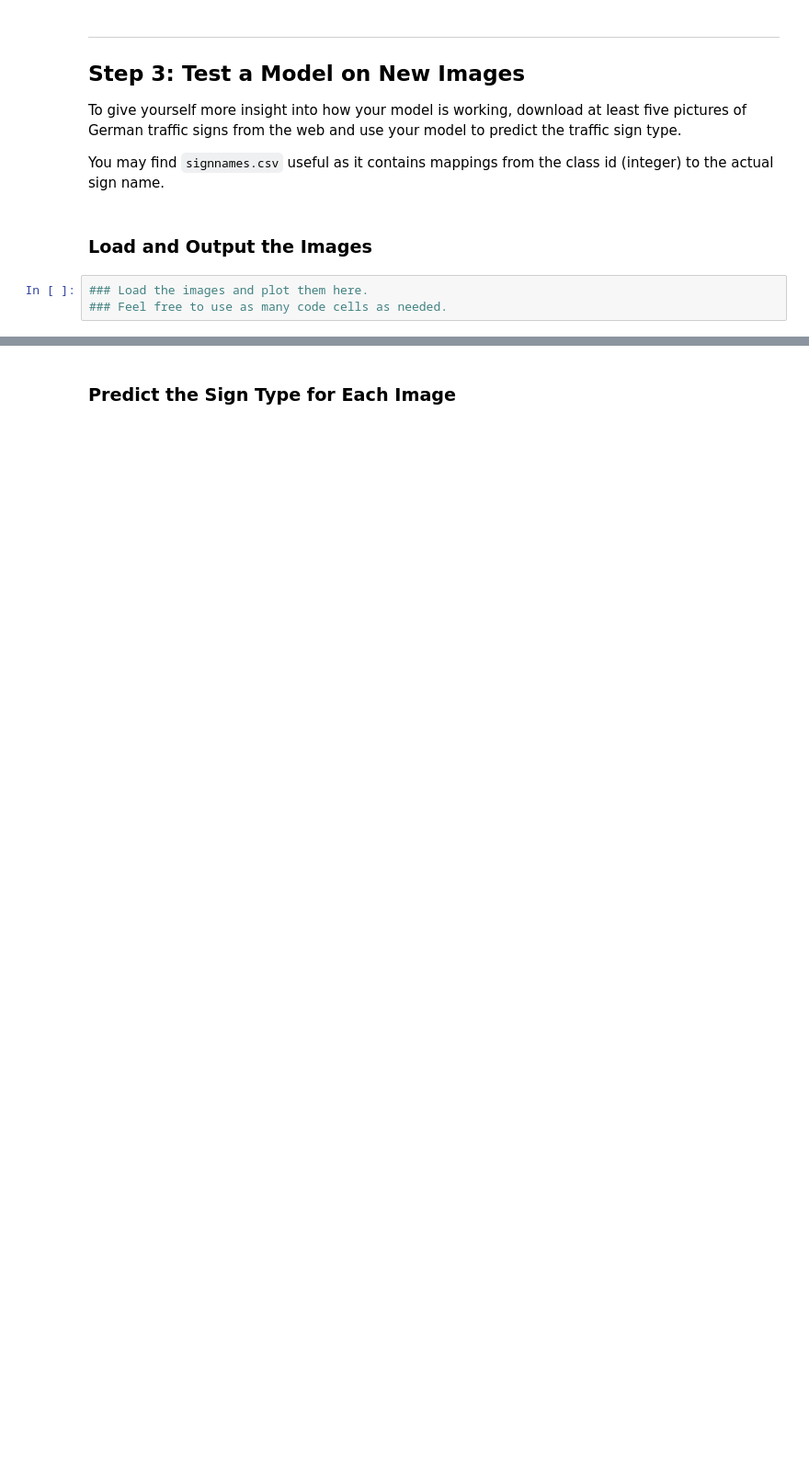
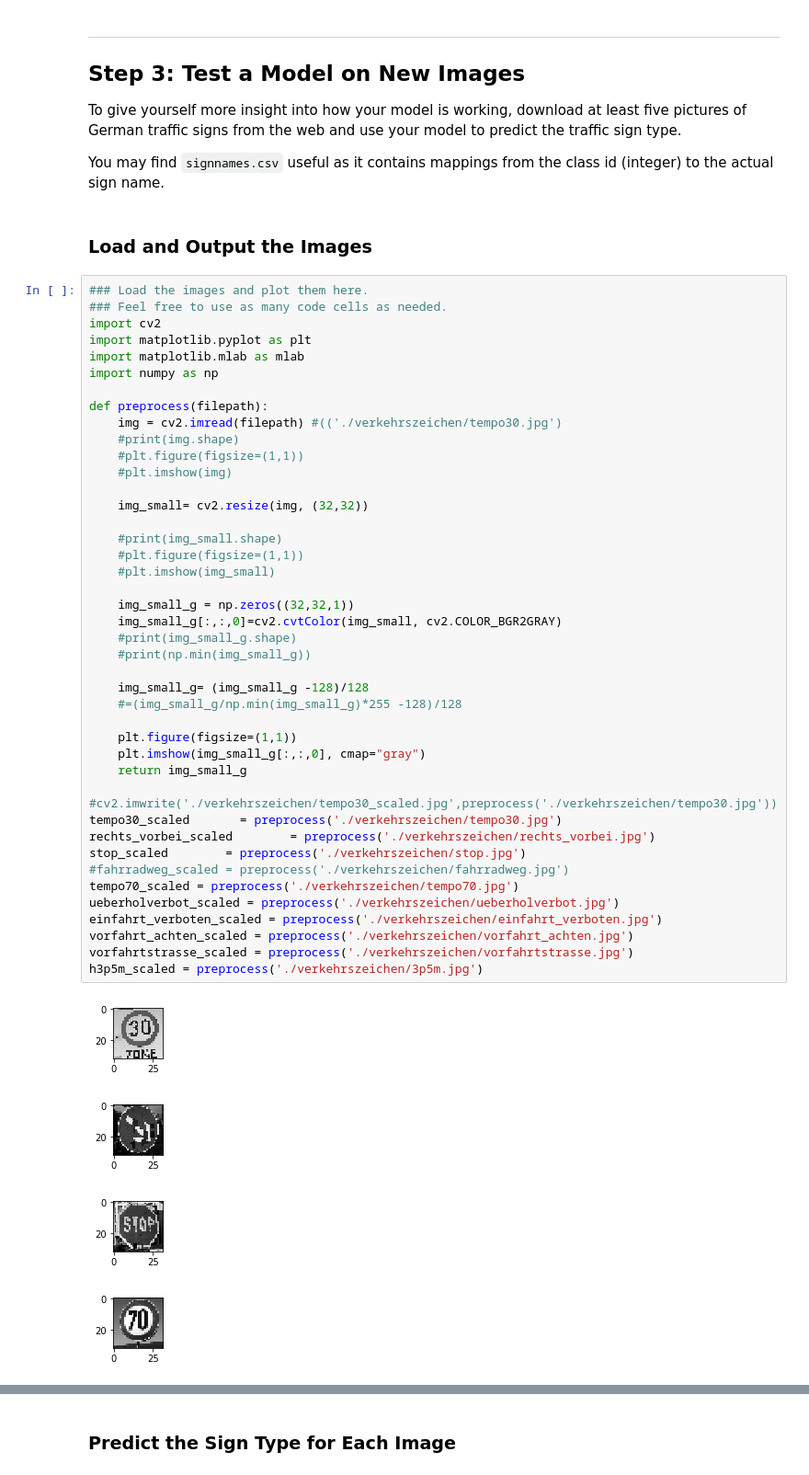
Before and after one commit to uv10000/P3, a Jupyter notebook: Traffic_Sign_Classifier.ipynb, the cells around one changed output, grey strips where cells are left out. Shown at 92% size. Cells and saved outputs as stored; diff of their text form; blank space fills up the shorter version.

Commit message:
zwischenstand mit eigenen Verkehrszeichen

```diff
--- a/Traffic_Sign_Classifier.ipynb
+++ b/Traffic_Sign_Classifier.ipynb
@@ -407,6 +462,51 @@ To give yourself more insight into how your model is working, download at least
 You may find `signnames.csv` useful as it contains mappings from the class id (integer) to the actual sign name.
 # %% [markdown]
 ### Load and Output the Images
-# %%
-### Load the images and plot them here.
-### Feel free to use as many code cells as needed.
+# %%
+### Load the images and plot them here.
+### Feel free to use as many code cells as needed.
+import cv2
+import matplotlib.pyplot as plt
+import matplotlib.mlab as mlab
+import numpy as np
+
+def preprocess(filepath):
+    img = cv2.imread(filepath) #(('./verkehrszeichen/tempo30.jpg')
+    #print(img.shape)
+    #plt.figure(figsize=(1,1))
+    #plt.imshow(img)
+
+    img_small= cv2.resize(img, (32,32))
+
+    #print(img_small.shape)
+    #plt.figure(figsize=(1,1))
+    #plt.imshow(img_small)
+
+    img_small_g = np.zeros((32,32,1))
+    img_small_g[:,:,0]=cv2.cvtColor(img_small, cv2.COLOR_BGR2GRAY)
+    #print(img_small_g.shape)
+    #print(np.min(img_small_g))
+
+    img_small_g= (img_small_g -128)/128
+    #=(img_small_g/np.min(img_small_g)*255 -128)/128
+
+    plt.figure(figsize=(1,1))
+    plt.imshow(img_small_g[:,:,0], cmap="gray")
+    return img_small_g
+
+#cv2.imwrite('./verkehrszeichen/tempo30_scaled.jpg',preprocess('./verkehrszeichen/tempo30.jpg'))
+tempo30_scaled       = preprocess('./verkehrszeichen/tempo30.jpg')
+rechts_vorbei_scaled        = preprocess('./verkehrszeichen/rechts_vorbei.jpg')
+stop_scaled        = preprocess('./verkehrszeichen/stop.jpg')
+#fahrradweg_scaled = preprocess('./verkehrszeichen/fahrradweg.jpg')
+tempo70_scaled = preprocess('./verkehrszeichen/tempo70.jpg')
+ueberholverbot_scaled = preprocess('./verkehrszeichen/ueberholverbot.jpg')
+einfahrt_verboten_scaled = preprocess('./verkehrszeichen/einfahrt_verboten.jpg')
+vorfahrt_achten_scaled = preprocess('./verkehrszeichen/vorfahrt_achten.jpg')
+vorfahrtstrasse_scaled = preprocess('./verkehrszeichen/vorfahrtstrasse.jpg')
+h3p5m_scaled = preprocess('./verkehrszeichen/3p5m.jpg')
+# %% [output]
+[figure, added]
+[figure, added]
+[figure, added]
+[figure, added]
```
Also changed, not shown: parts of 13 cells of this notebook, 10 other files.
